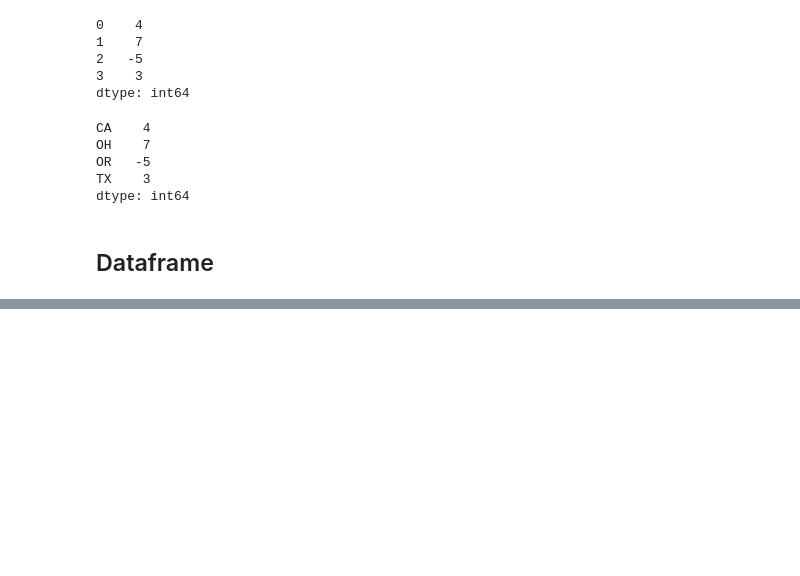
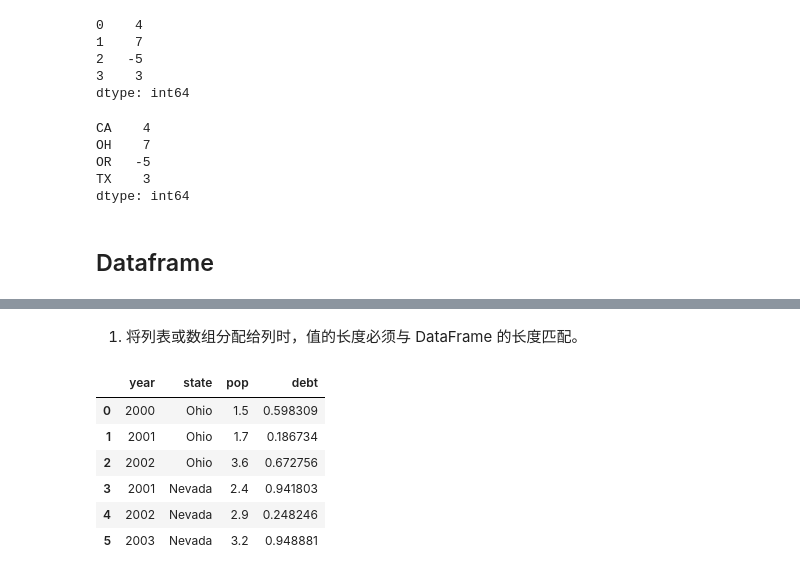
Before and after one commit to d0m999/python-basics-for-quant-trading, a Jupyter notebook: 5-start-pandas.ipynb, the cells around one changed output, grey strips where cells are left out. Saved outputs shown, nothing was run; the diff lists cells and outputs as text; code cells hidden in the pictures; blank space fills up the shorter version.

```diff
--- a/5-start-pandas.ipynb
+++ b/5-start-pandas.ipynb
@@ -4,6 +4,8 @@
 import numpy as np
 import pandas as pd
 from pandas import Series, DataFrame
+
+rng = np.random.default_rng(seed = 12345)
 # %% [markdown]
 # 5.1 Introduction to pandas Data Structures
 # %% [markdown]
@@ -181,0 +269,13 @@ dtype: int64
+# %% [markdown]
+1. 将列表或数组分配给列时，值的长度必须与 DataFrame 的长度匹配。
+# %%
+frame2['debt'] = rng.random(6)
+frame2
+# %% [output]
+|  | year | state | pop | debt |
+| 0 | 2000 | Ohio | 1.5 | 0.598309 |
+| 1 | 2001 | Ohio | 1.7 | 0.186734 |
+| 2 | 2002 | Ohio | 3.6 | 0.672756 |
+| 3 | 2001 | Nevada | 2.4 | 0.941803 |
+| 4 | 2002 | Nevada | 2.9 | 0.248246 |
+| 5 | 2003 | Nevada | 3.2 | 0.948881 |
```
Also changed, not shown: parts of 62 cells of this notebook.
